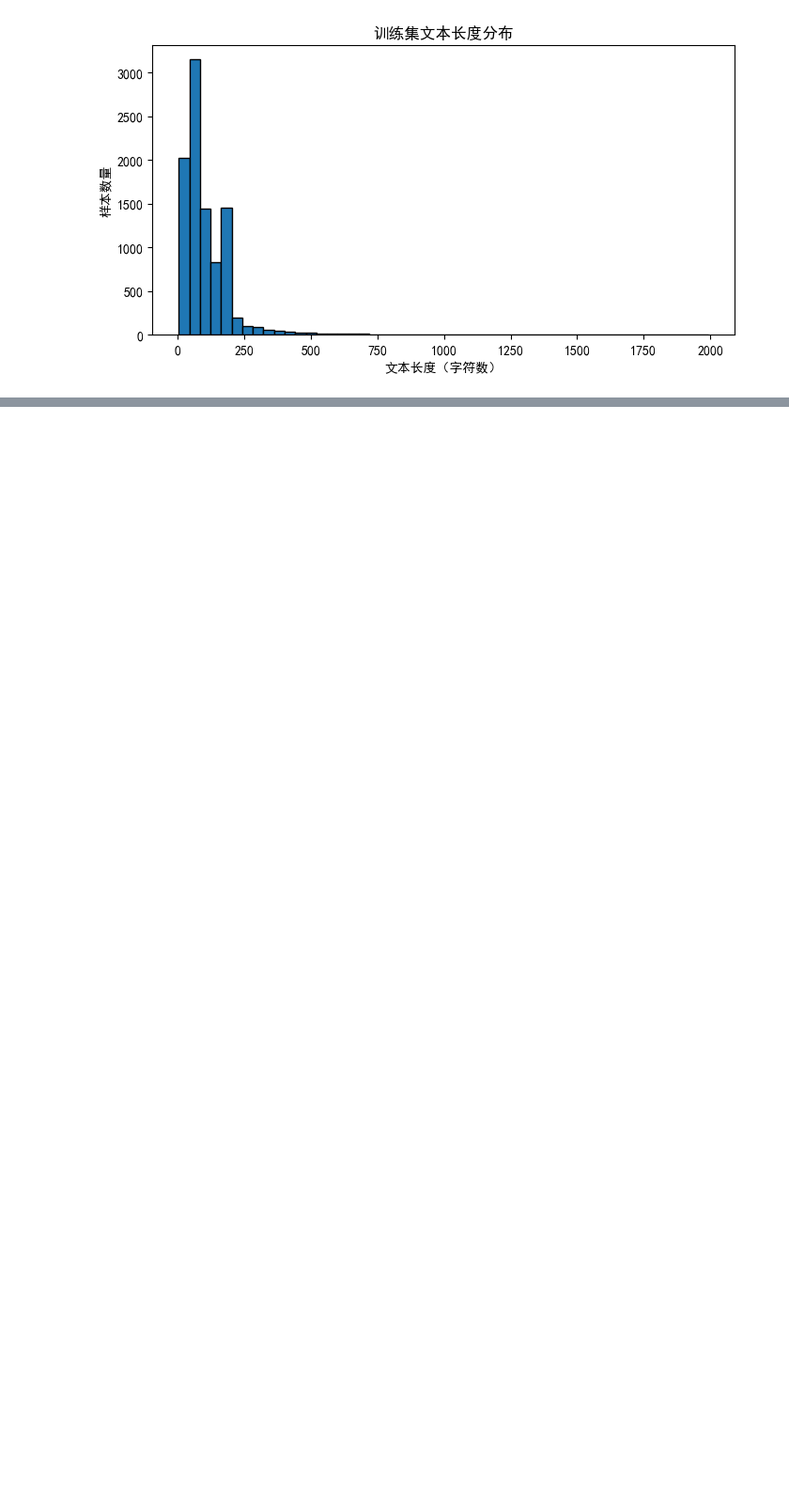
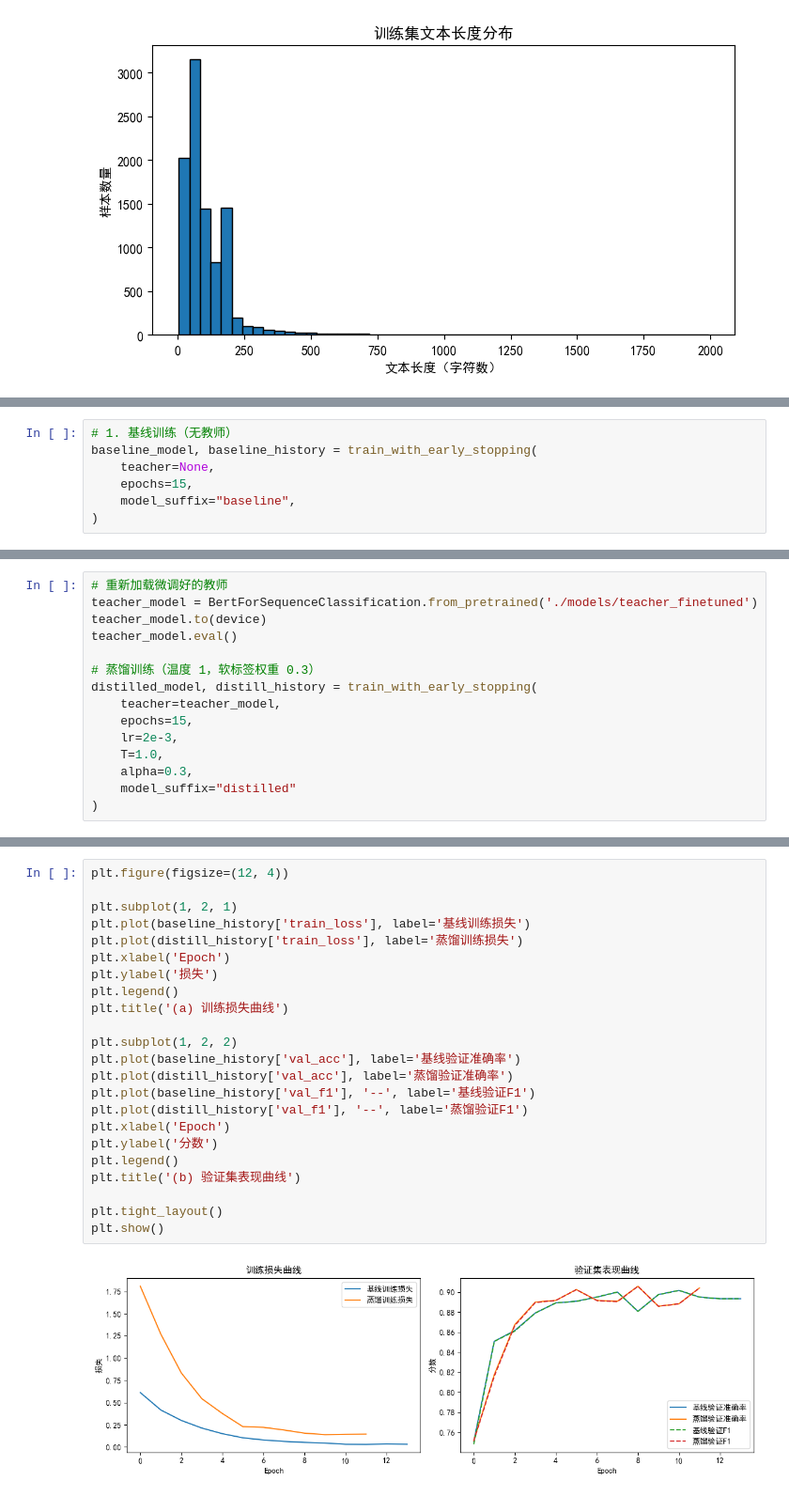
Before and after one commit to MIsshenJY/DL, a Jupyter notebook: 课设/DL课程设计.ipynb, the cells around one changed output, grey strips where cells are left out. Shown at 94% size. Drawn from its saved outputs; the diff is of its cells as text; blank space fills up the shorter version.

```diff
--- a/课设/DL课程设计.ipynb
+++ b/课设/DL课程设计.ipynb
@@ -449,0 +851,7 @@ np.save("./logs/distill_val_acc.npy", distill_val_acc)
+# %%
+# 1. 基线训练（无教师）
+baseline_model, baseline_history = train_with_early_stopping(
+    teacher=None,
+    epochs=15,
+    model_suffix="baseline",
+)
@@ -449,0 +876,15 @@ np.save("./logs/distill_val_acc.npy", distill_val_acc)
+# %%
+# 重新加载微调好的教师
+teacher_model = BertForSequenceClassification.from_pretrained('./models/teacher_finetuned')
+teacher_model.to(device)
+teacher_model.eval()
+
+# 蒸馏训练（温度 1，软标签权重 0.3）
+distilled_model, distill_history = train_with_early_stopping(
+    teacher=teacher_model,
+    epochs=15,
+    lr=2e-3,
+    T=1.0,
+    alpha=0.3,
+    model_suffix="distilled"
+)
@@ -632,0 +1043,25 @@ for idx, item in enumerate(errors, start=1):
+# %%
+plt.figure(figsize=(12, 4))
+
+plt.subplot(1, 2, 1)
+plt.plot(baseline_history['train_loss'], label='基线训练损失')
+plt.plot(distill_history['train_loss'], label='蒸馏训练损失')
+plt.xlabel('Epoch')
+plt.ylabel('损失')
+plt.legend()
+plt.title('(a) 训练损失曲线')
+
+plt.subplot(1, 2, 2)
+plt.plot(baseline_history['val_acc'], label='基线验证准确率')
+plt.plot(distill_history['val_acc'], label='蒸馏验证准确率')
+plt.plot(baseline_history['val_f1'], '--', label='基线验证F1')
+plt.plot(distill_history['val_f1'], '--', label='蒸馏验证F1')
+plt.xlabel('Epoch')
+plt.ylabel('分数')
+plt.legend()
+plt.title('(b) 验证集表现曲线')
+
+plt.tight_layout()
+plt.show()
+# %% [output]
+[figure, added]
```
Also changed, not shown: parts of 51 cells of this notebook.
